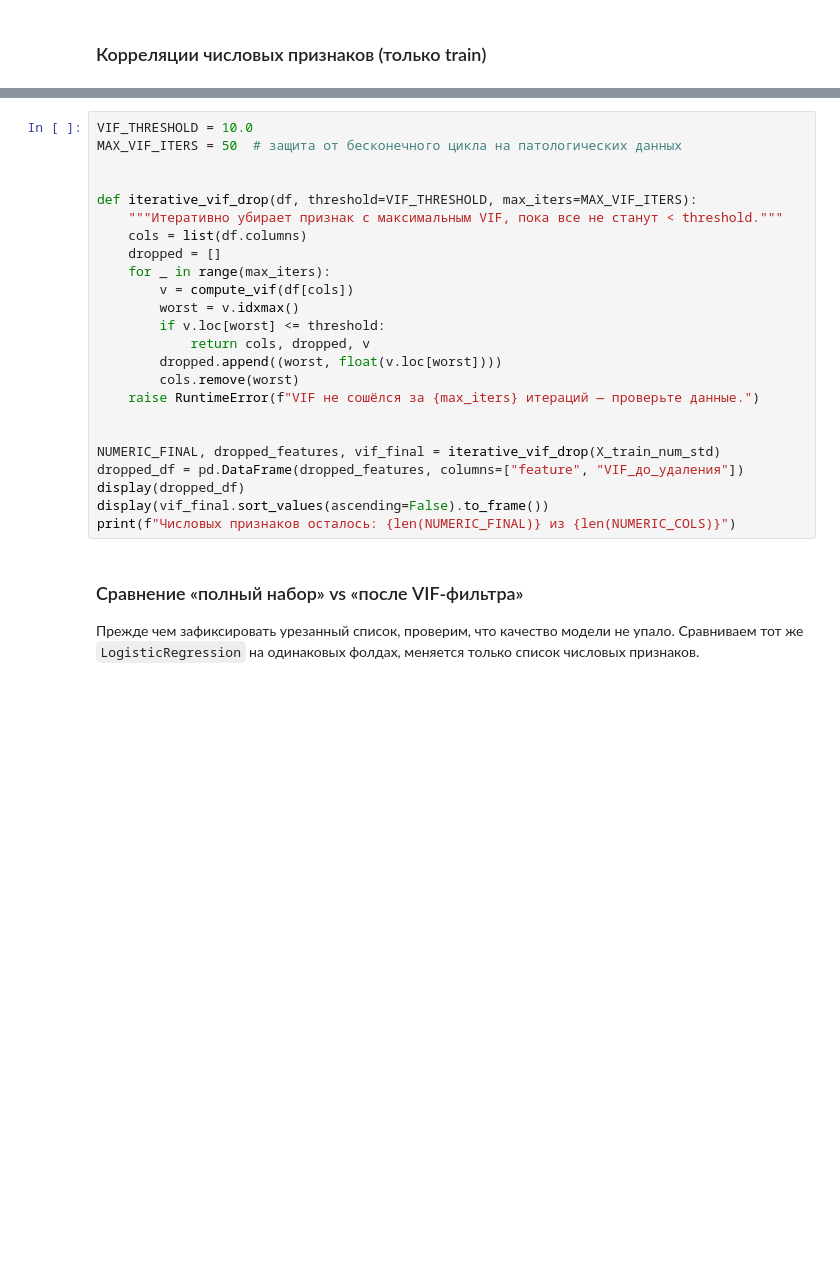
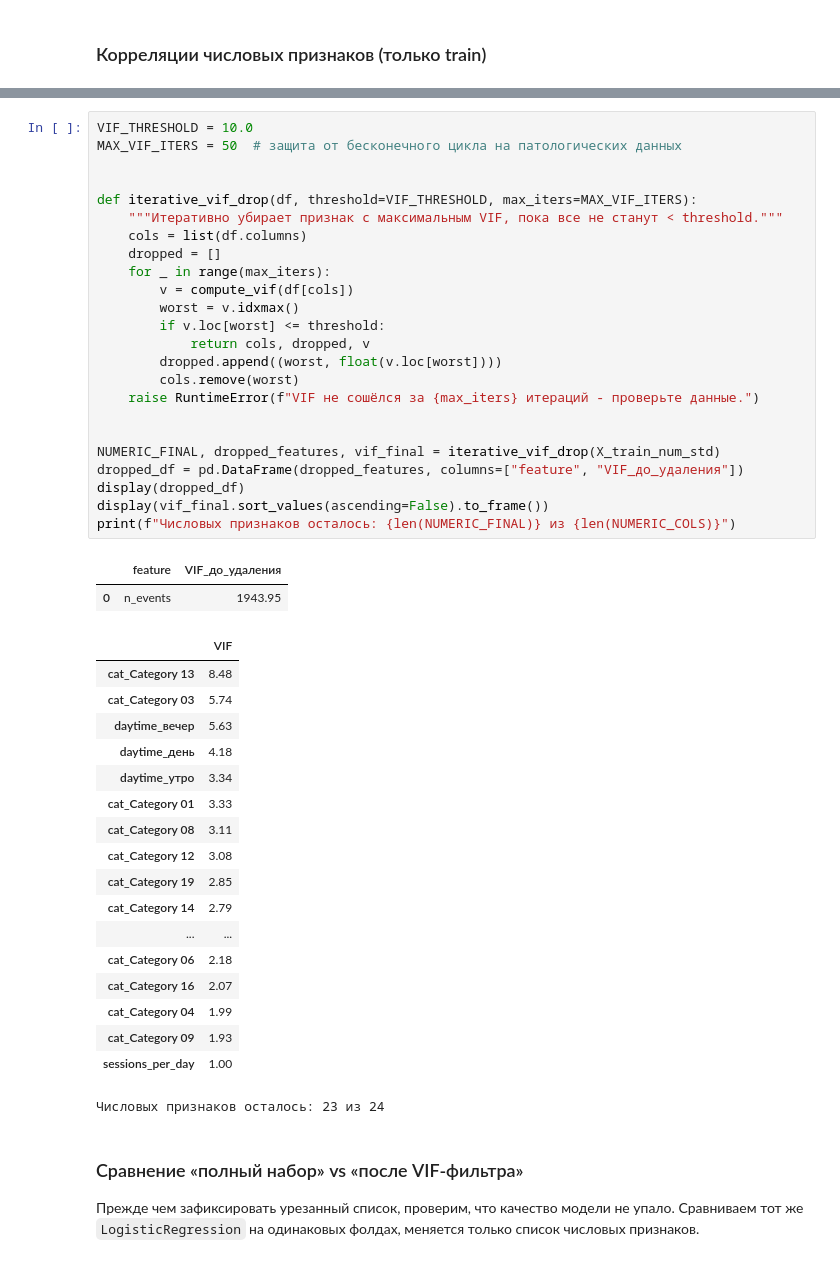
Before and after one commit to sergeyshmagin/MLDS, a Jupyter notebook: 43cb4ff3-e668-4a18-aa22-aa1bc6312eb1.ipynb, the cells around one changed output, grey strips where cells are left out. Drawn from its saved outputs; the diff is of its cells as text; blank space fills up the shorter version.

```diff
--- a/43cb4ff3-e668-4a18-aa22-aa1bc6312eb1.ipynb
+++ b/43cb4ff3-e668-4a18-aa22-aa1bc6312eb1.ipynb
@@ -748,27 +917,48 @@ display(vif_full.to_frame())
 # %%
 VIF_THRESHOLD = 10.0
 MAX_VIF_ITERS = 50  # защита от бесконечного цикла на патологических данных
 
 
 def iterative_vif_drop(df, threshold=VIF_THRESHOLD, max_iters=MAX_VIF_ITERS):
     """Итеративно убирает признак с максимальным VIF, пока все не станут < threshold."""
     cols = list(df.columns)
     dropped = []
     for _ in range(max_iters):
         v = compute_vif(df[cols])
         worst = v.idxmax()
         if v.loc[worst] <= threshold:
             return cols, dropped, v
         dropped.append((worst, float(v.loc[worst])))
         cols.remove(worst)
-    raise RuntimeError(f"VIF не сошёлся за {max_iters} итераций — проверьте данные.")
+    raise RuntimeError(f"VIF не сошёлся за {max_iters} итераций - проверьте данные.")
 
 
 NUMERIC_FINAL, dropped_features, vif_final = iterative_vif_drop(X_train_num_std)
 dropped_df = pd.DataFrame(dropped_features, columns=["feature", "VIF_до_удаления"])
 display(dropped_df)
 display(vif_final.sort_values(ascending=False).to_frame())
 print(f"Числовых признаков осталось: {len(NUMERIC_FINAL)} из {len(NUMERIC_COLS)}")
+# %% [output]
+|  | feature | VIF_до_удаления |
+| 0 | n_events | 1943.95 |
+|  | VIF |
+| cat_Category 13 | 8.48 |
+| cat_Category 03 | 5.74 |
+| daytime_вечер | 5.63 |
+| daytime_день | 4.18 |
+| daytime_утро | 3.34 |
+| cat_Category 01 | 3.33 |
+| cat_Category 08 | 3.11 |
+| cat_Category 12 | 3.08 |
+| cat_Category 19 | 2.85 |
+| cat_Category 14 | 2.79 |
+| ... | ... |
+| cat_Category 06 | 2.18 |
+| cat_Category 16 | 2.07 |
+| cat_Category 04 | 1.99 |
+| cat_Category 09 | 1.93 |
+| sessions_per_day | 1.00 |
+Числовых признаков осталось: 23 из 24
 # %% [markdown]
 ### Сравнение «полный набор» vs «после VIF-фильтра»
 
```
Also changed, not shown: parts of 64 cells of this notebook.
